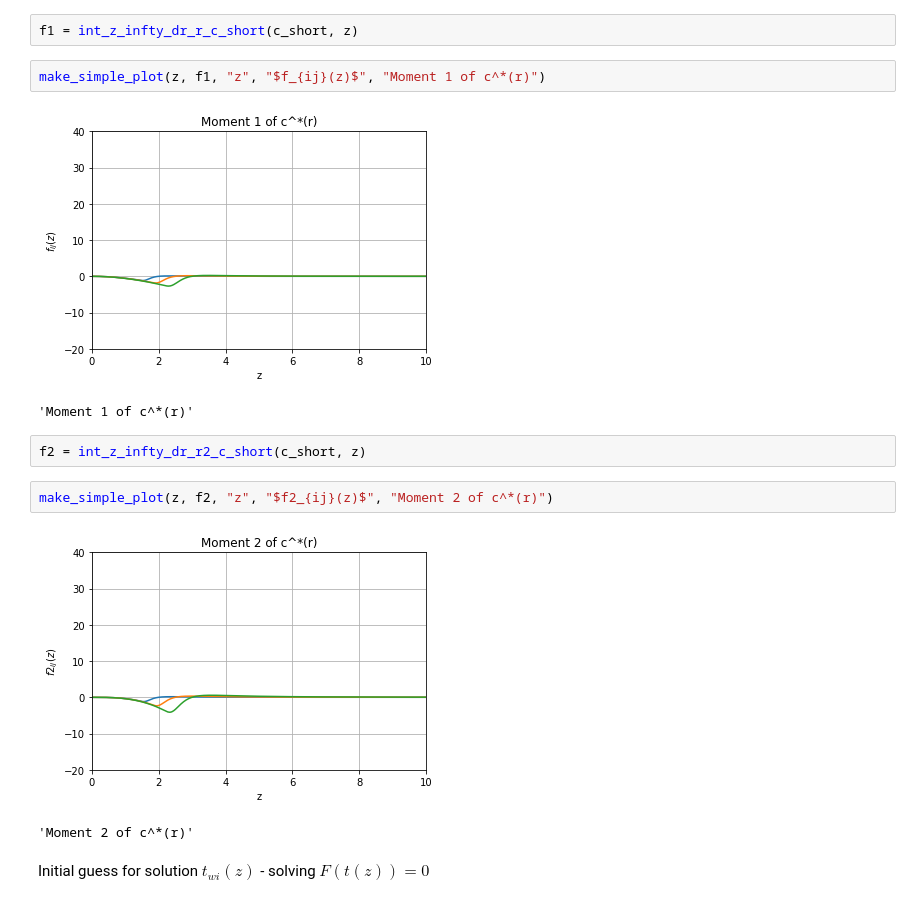
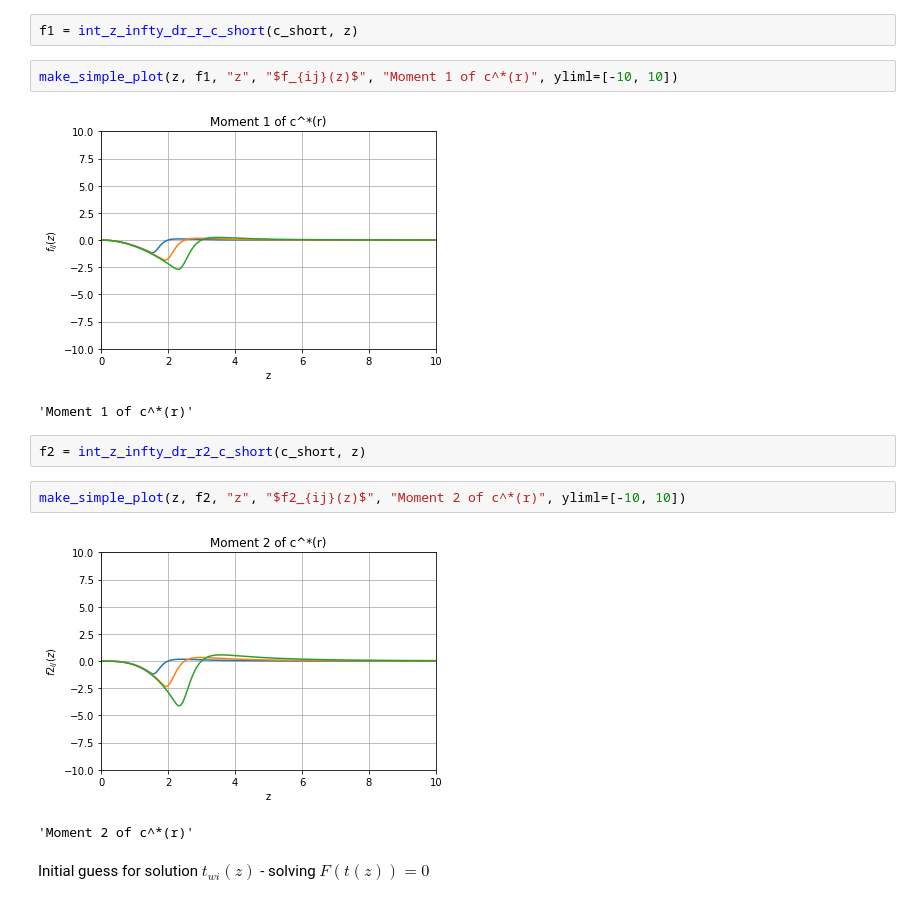
Before and after one commit to Mjboothaus/PhD-Thesis, a Jupyter notebook: notebooks/singlet_kcl.ipynb, the cells around one changed output. Cells and saved outputs as stored; diff of their text form.

```diff
--- a/notebooks/singlet_kcl.ipynb
+++ b/notebooks/singlet_kcl.ipynb
@@ -267,16 +269,16 @@ def int_z_infty_dr_r2_c_short(c_short, z):
 # %%
 f1 = int_z_infty_dr_r_c_short(c_short, z)
 # %%
-make_simple_plot(z, f1, "z", "$f_{ij}(z)$", "Moment 1 of c^*(r)")
+make_simple_plot(z, f1, "z", "$f_{ij}(z)$", "Moment 1 of c^*(r)", yliml=[-10, 10])
 # %% [output]
-[figure, old version]
+[figure, new version]
 'Moment 1 of c^*(r)'
 # %%
 f2 = int_z_infty_dr_r2_c_short(c_short, z)
 # %%
-make_simple_plot(z, f2, "z", "$f2_{ij}(z)$", "Moment 2 of c^*(r)")
+make_simple_plot(z, f2, "z", "$f2_{ij}(z)$", "Moment 2 of c^*(r)", yliml=[-10, 10])
 # %% [output]
-[figure, old version]
+[figure, new version]
 'Moment 2 of c^*(r)'
 # %% [markdown]
 Initial guess for solution $t_{wi}(z)$ - solving $F(t(z)) = 0$
```
Also changed, not shown: parts of 4 cells of this notebook.
